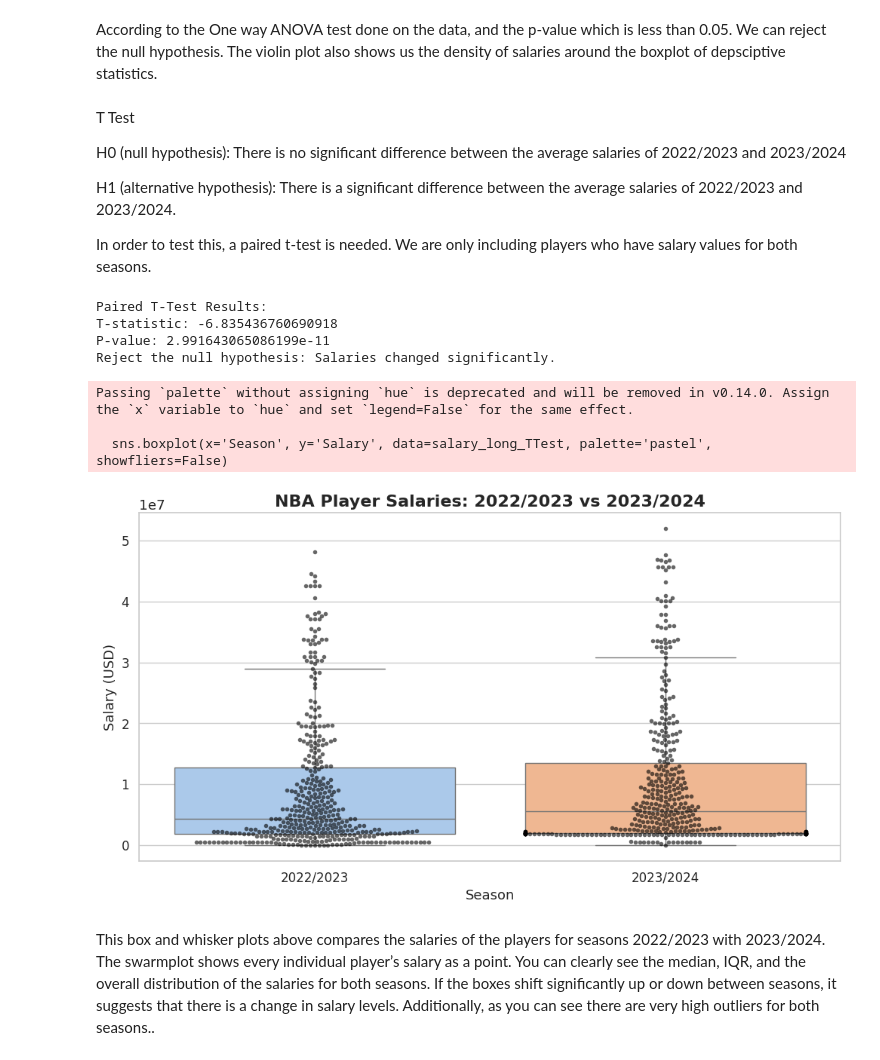
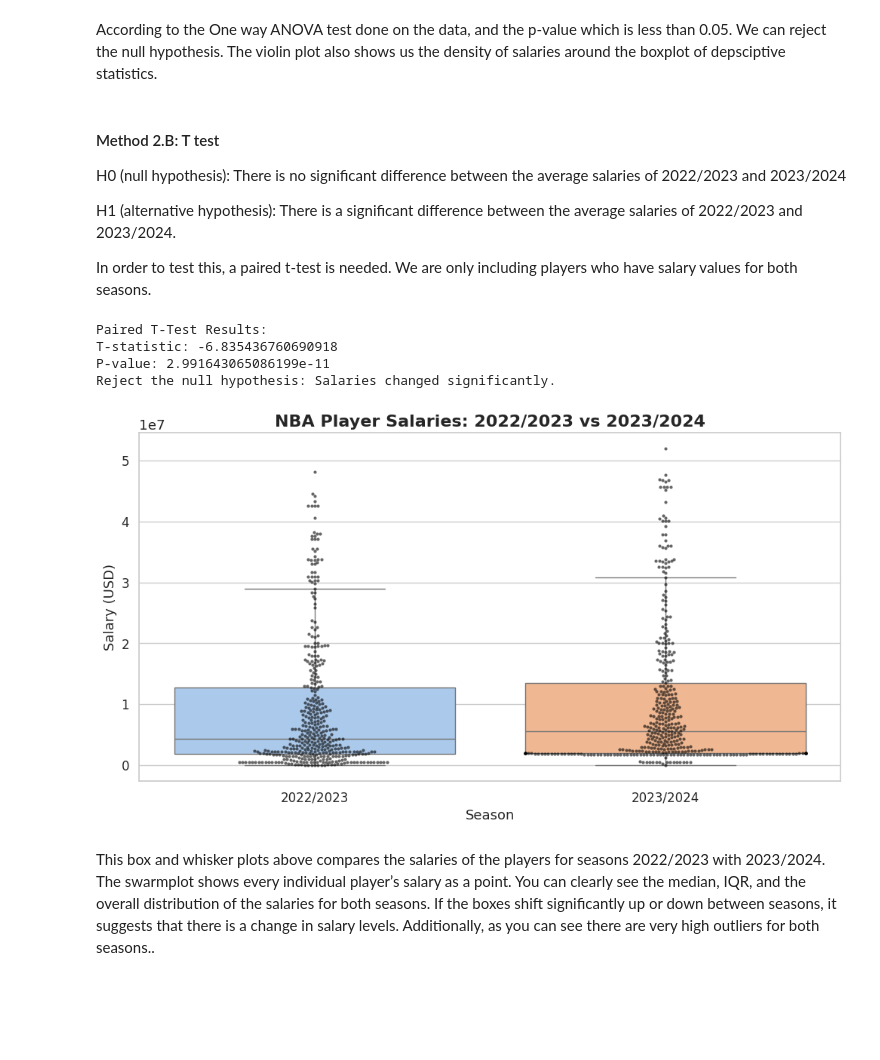
Before and after one commit to kashyapkolukula/CMSC320_S25_Project, a Jupyter notebook: FinalProject.ipynb, the cells around one changed output. Drawn from its saved outputs; the diff is of its cells as text; code cells hidden in the pictures; blank space fills up the shorter version.

Commit message:
Added two changes (commented) in method2 to fix warning issues. Removed 2 of my coef plots due to errors with the output. Added more descriptions.

```diff
--- a/FinalProject.ipynb
+++ b/FinalProject.ipynb
@@ -293,7 +293,7 @@ p-value: 0.000
 # %% [markdown]
 According to the One way ANOVA test done on the data, and the p-value which is less than 0.05. We can reject the null hypothesis. The violin plot also shows us the density of salaries around the boxplot of depsciptive statistics.
 # %% [markdown]
-T Test
+#### Method 2.B: T test
 
 H0 (null hypothesis): There is no significant difference between the average salaries of 2022/2023 and 2023/2024
 
@@ -330,35 +330,32 @@ Reject the null hypothesis: Salaries changed significantly.
 # %%
 # Step 1: Create a clean DataFrame with both seasons
 salary_long_TTest = paired_df[["player", "2022/2023", "2023/2024"]].melt(
     id_vars="player",
     value_vars=["2022/2023", "2023/2024"],
     var_name="Season",
     value_name="Salary"
 )
 
 # Step 2: Set the plot style
 sns.set(style="whitegrid", font_scale=1.2)
 
 # Step 3: Create the plot
 plt.figure(figsize=(12, 6))
-sns.boxplot(x='Season', y='Salary', data=salary_long_TTest, palette='pastel', showfliers=False)
-sns.swarmplot(x='Season', y='Salary', data=salary_long_TTest, color='black', alpha=0.6, size=4)
+sns.boxplot(x='Season', y='Salary', data=salary_long_TTest, hue='Season', palette='pastel', showfliers=False, legend=False) # added "hue='Season'," and " legend=False" to remove warning
+sns.swarmplot(x='Season', y='Salary', data=salary_long_TTest, color='black', alpha=0.6, size=3) # changed size to 3 not 4 to fix second waring
 
 # Step 4: Customize titles and labels
 plt.title("NBA Player Salaries: 2022/2023 vs 2023/2024", fontsize=16, fontweight="bold")
 plt.ylabel("Salary (USD)", fontsize=13)
 plt.xlabel("Season", fontsize=13)
 plt.xticks(fontsize=12)
 plt.yticks(fontsize=12)
 
 
 # Step 5: Show the plot
 plt.show()
 # %% [output]
-Passing `palette` without assigning `hue` is deprecated and will be removed in v0.14.0. Assign the `x` variable to `hue` and set `legend=False` for the same effect.
-
-  sns.boxplot(x='Season', y='Salary', data=salary_long_TTest, palette='pastel', showfliers=False)
-[figure, old version]
+[figure, new version]
 # %% [markdown]
 This box and whisker plots above compares the salaries of the players  for seasons 2022/2023 with 2023/2024. The swarmplot shows every individual player’s salary as a point. You can clearly see the median, IQR, and the overall distribution of the salaries for both seasons. If the boxes shift significantly up or down between seasons, it suggests that there is a change in salary levels. Additionally, as you can see there are very high outliers for both seasons..
 # %%
```
Also changed, not shown: parts of 14 cells of this notebook.
